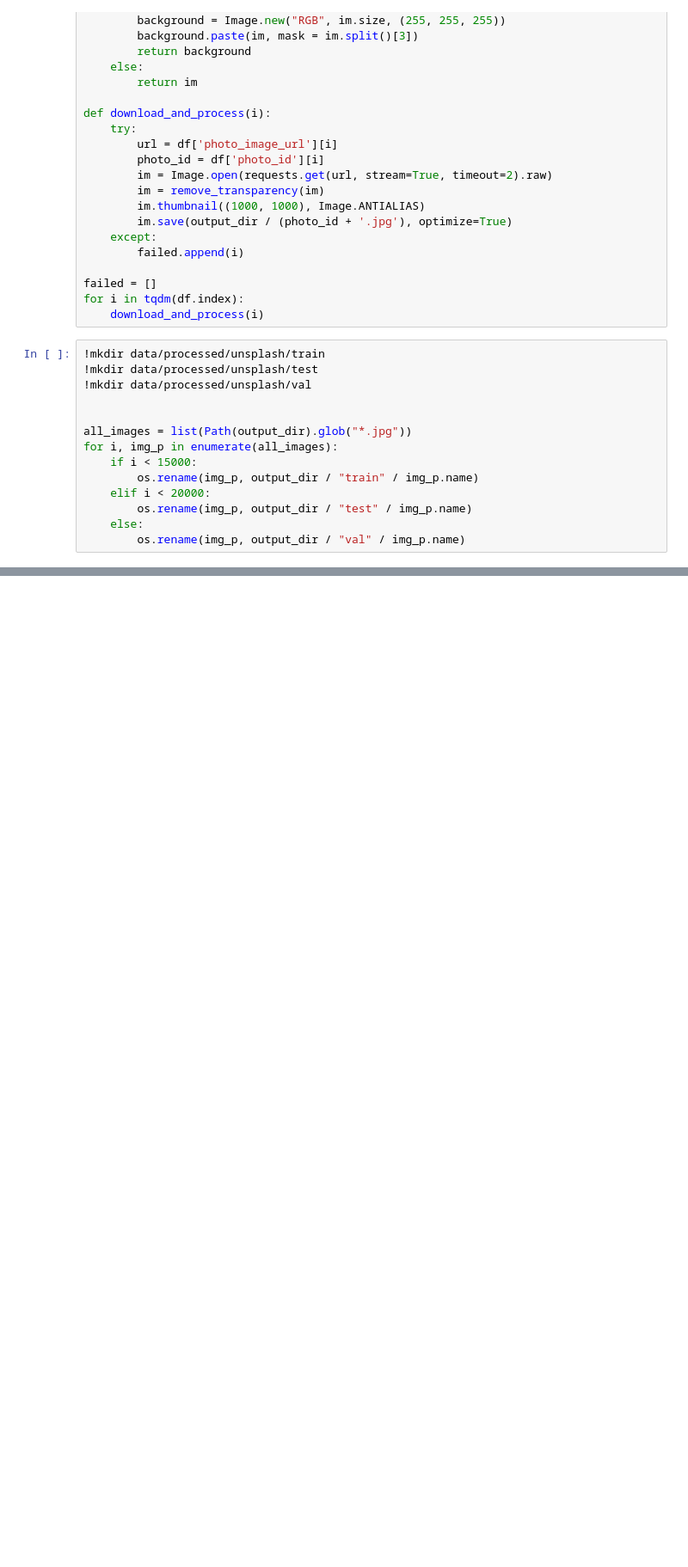
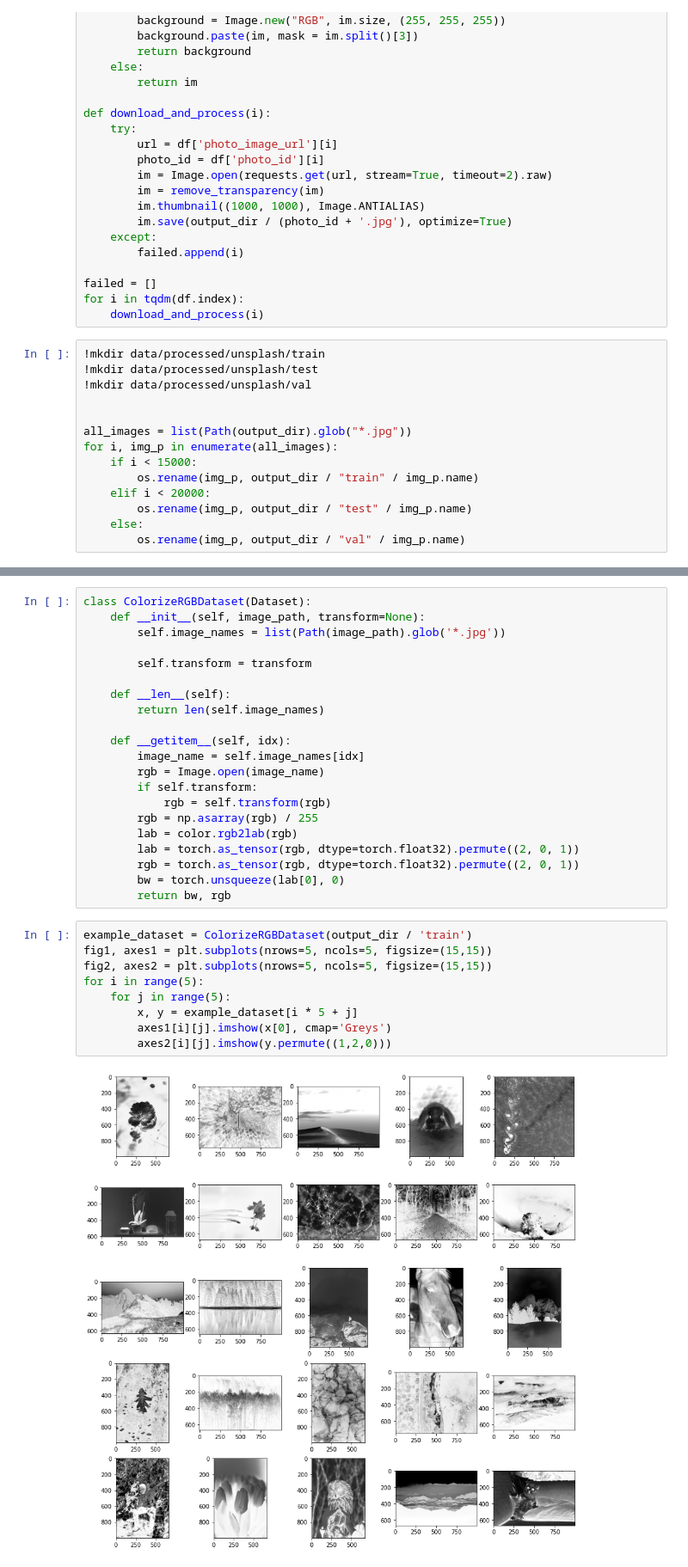
Before and after one commit to alexander-ding/colorize, a Jupyter notebook: colorize.ipynb, the cells around one changed output, grey strips where cells are left out. Shown at 86% size. Drawn from its saved outputs; the diff is of its cells as text; blank space fills up the shorter version.

```diff
--- a/colorize.ipynb
+++ b/colorize.ipynb
@@ -78,0 +87,32 @@ for i, img_p in enumerate(all_images):
+# %%
+class ColorizeRGBDataset(Dataset):
+    def __init__(self, image_path, transform=None):
+        self.image_names = list(Path(image_path).glob('*.jpg'))
+
+        self.transform = transform
+
+    def __len__(self):
+        return len(self.image_names)
+
+    def __getitem__(self, idx):
+        image_name = self.image_names[idx]
+        rgb = Image.open(image_name)
+        if self.transform:
+            rgb = self.transform(rgb)
+        rgb = np.asarray(rgb) / 255
+        lab = color.rgb2lab(rgb)
+        lab = torch.as_tensor(rgb, dtype=torch.float32).permute((2, 0, 1))
+        rgb = torch.as_tensor(rgb, dtype=torch.float32).permute((2, 0, 1))
+        bw = torch.unsqueeze(lab[0], 0)
+        return bw, rgb
+# %%
+example_dataset = ColorizeRGBDataset(output_dir / 'train')
+fig1, axes1 = plt.subplots(nrows=5, ncols=5, figsize=(15,15))
+fig2, axes2 = plt.subplots(nrows=5, ncols=5, figsize=(15,15))
+for i in range(5):
+    for j in range(5):
+        x, y = example_dataset[i * 5 + j]
+        axes1[i][j].imshow(x[0], cmap='Greys')
+        axes2[i][j].imshow(y.permute((1,2,0)))
+# %% [output]
+[figure, added]
```
Also changed, not shown: parts of 21 cells of this notebook.
